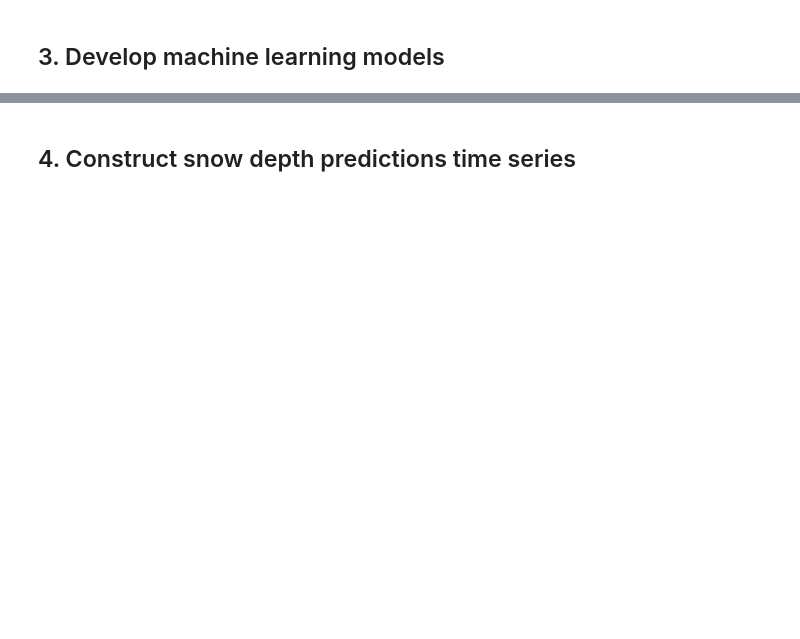
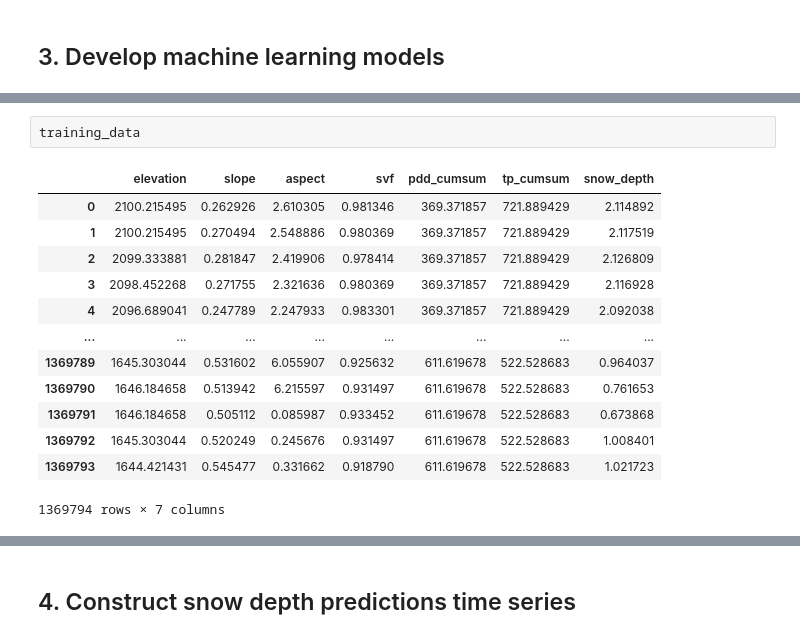
Before and after one commit to RaineyAbe/snowmal, a Jupyter notebook: snowmal_pipeline.ipynb, the cells around one changed output, grey strips where cells are left out. Saved outputs shown, nothing was run; the diff lists cells and outputs as text; blank space fills up the shorter version.

```diff
--- a/snowmal_pipeline.ipynb
+++ b/snowmal_pipeline.ipynb
@@ -80,0 +166,16 @@ mp.to_netcdf()
+# %%
+training_data
+# %% [output]
+|  | elevation | slope | aspect | svf | pdd_cumsum | tp_cumsum | snow_depth |
+| 0 | 2100.215495 | 0.262926 | 2.610305 | 0.981346 | 369.371857 | 721.889429 | 2.114892 |
+| 1 | 2100.215495 | 0.270494 | 2.548886 | 0.980369 | 369.371857 | 721.889429 | 2.117519 |
+| 2 | 2099.333881 | 0.281847 | 2.419906 | 0.978414 | 369.371857 | 721.889429 | 2.126809 |
+| 3 | 2098.452268 | 0.271755 | 2.321636 | 0.980369 | 369.371857 | 721.889429 | 2.116928 |
+| 4 | 2096.689041 | 0.247789 | 2.247933 | 0.983301 | 369.371857 | 721.889429 | 2.092038 |
+| ... | ... | ... | ... | ... | ... | ... | ... |
+| 1369789 | 1645.303044 | 0.531602 | 6.055907 | 0.925632 | 611.619678 | 522.528683 | 0.964037 |
+| 1369790 | 1646.184658 | 0.513942 | 6.215597 | 0.931497 | 611.619678 | 522.528683 | 0.761653 |
+| 1369791 | 1646.184658 | 0.505112 | 0.085987 | 0.933452 | 611.619678 | 522.528683 | 0.673868 |
+| 1369792 | 1645.303044 | 0.520249 | 0.245676 | 0.931497 | 611.619678 | 522.528683 | 1.008401 |
+| 1369793 | 1644.421431 | 0.545477 | 0.331662 | 0.918790 | 611.619678 | 522.528683 | 1.021723 |
+1369794 rows × 7 columns
```
Also changed, not shown: parts of 8 cells of this notebook, 3 other files.
